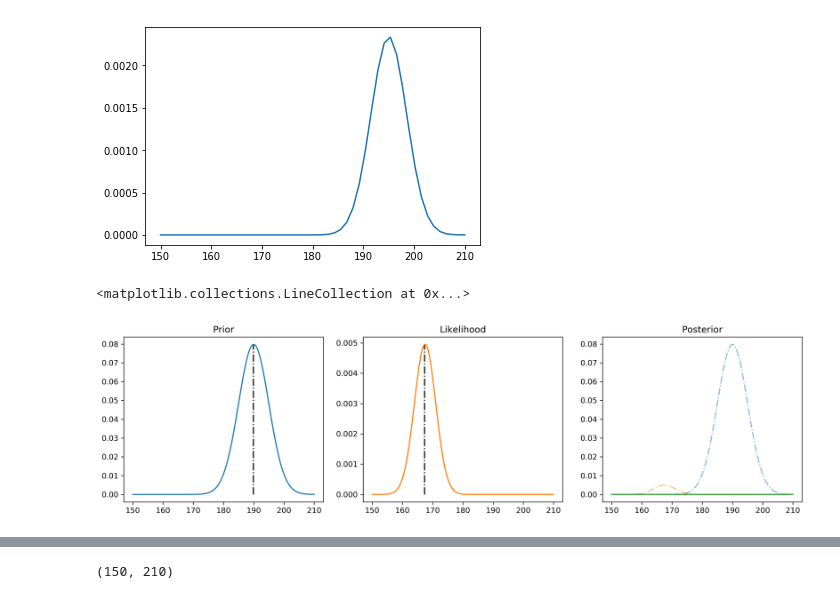
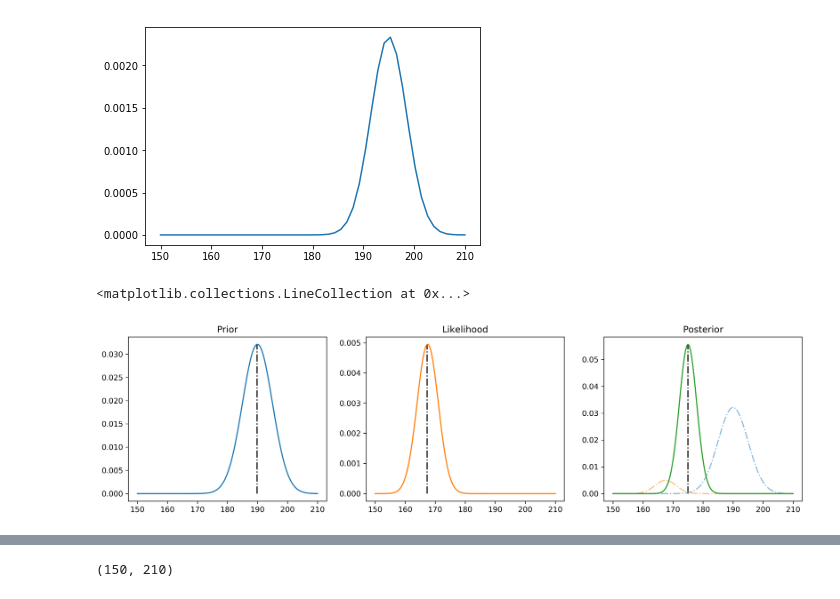
Before and after one commit to ritchie46/pydata-pymc3-prophet, a Jupyter notebook: notebooks/code-up.ipynb, the cells around one changed output, grey strips where cells are left out. Drawn from its saved outputs; the diff is of its cells as text; code cells hidden in the pictures.

Commit message:
show prior and likelihood in pymc3 posterior plot

```diff
--- a/notebooks/code-up.ipynb
+++ b/notebooks/code-up.ipynb
@@ -339,30 +339,30 @@ plt.plot(h, np.array([stats.norm(h_i, 5).pdf([200, 190]) for h_i in h]).prod(1))
 # %%
 m = stats.norm(190, 5)
 h = np.linspace(150, 210, num=150)
 
-prior = m.pdf(h)
+prior = m.pdf(h) / m.pdf(h).sum()
 likelihood = np.array([stats.norm(h_i, 5).pdf([165, 170]) for h_i in h]).prod(1)
 unnormalized_posterior = prior * likelihood
-posterior = unnormalized_posterior
+posterior = unnormalized_posterior / unnormalized_posterior.sum()
 
 plt.figure(figsize=(16, 4), dpi=300)
 plt.subplot(131)
 plt.title('Prior')
 plt.plot(h, prior)
 plt.vlines(h[prior.argmax()], 0, prior.max(), linestyles='-.')
 plt.subplot(132)
 plt.title('Likelihood')
 plt.plot(h, likelihood, color='C1')
 plt.vlines(h[likelihood.argmax()], 0, likelihood.max(), linestyles='-.')
 plt.subplot(133)
 plt.title('Posterior')
 plt.plot(h, prior, alpha=0.5, ls='-.')
 plt.plot(h, likelihood, alpha=0.5, ls='-.')
 plt.plot(h, posterior, color='C2')
 plt.vlines(h[posterior.argmax()], 0, posterior.max(), linestyles='-.')
 # %% [output]
 <matplotlib.collections.LineCollection at 0x...>
-[figure, old version]
+[figure, new version]
 # %%
 with pm.Model() as m:
     mu = pm.Normal('mu', 190, 5)
```
Also changed, not shown: parts of 1 cell of this notebook, 1 other file.
